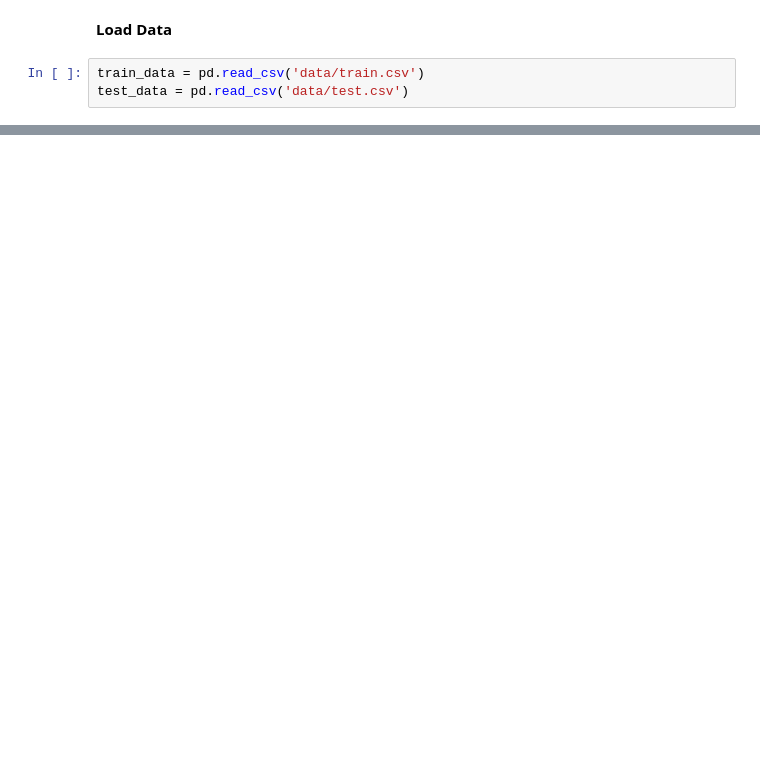
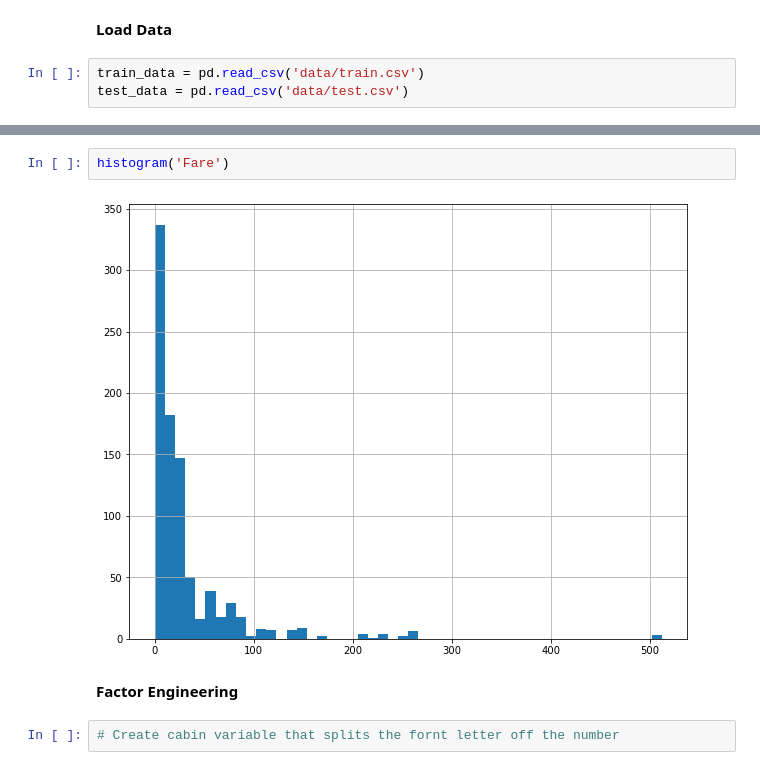
Before and after one commit to Shredder42/titanic, a Jupyter notebook: analysis.ipynb, the cells around one changed output, grey strips where cells are left out. Saved outputs shown, nothing was run; the diff lists cells and outputs as text; blank space fills up the shorter version.

```diff
--- a/analysis.ipynb
+++ b/analysis.ipynb
@@ -18,0 +118,8 @@ train_data.head()
+# %%
+histogram('Fare')
+# %% [output]
+[figure, added]
+# %% [markdown]
+**Factor Engineering**
+# %%
+# Create cabin variable that splits the fornt letter off the number
```
Also changed, not shown: parts of 13 cells of this notebook, 1 other file.
